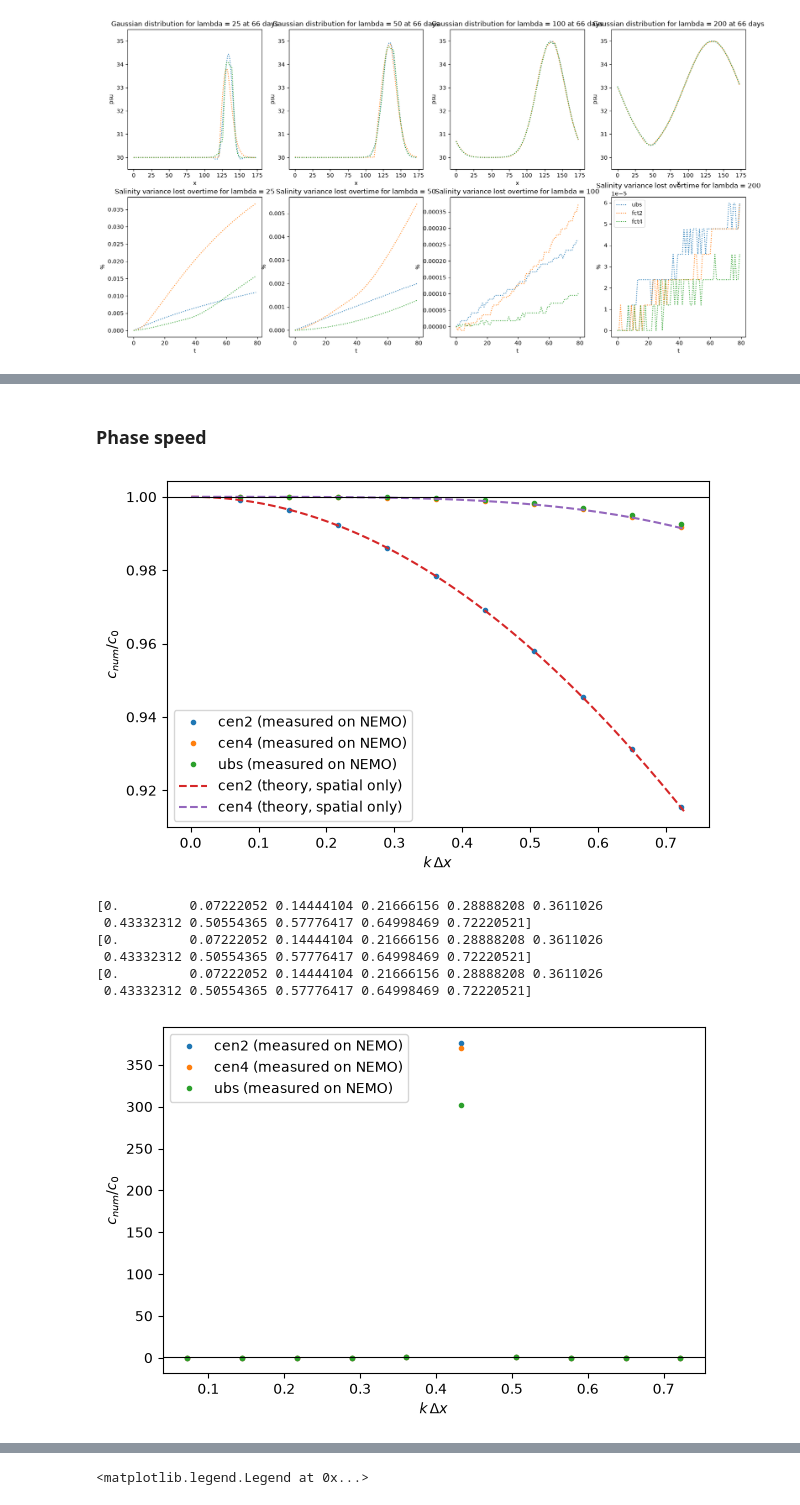
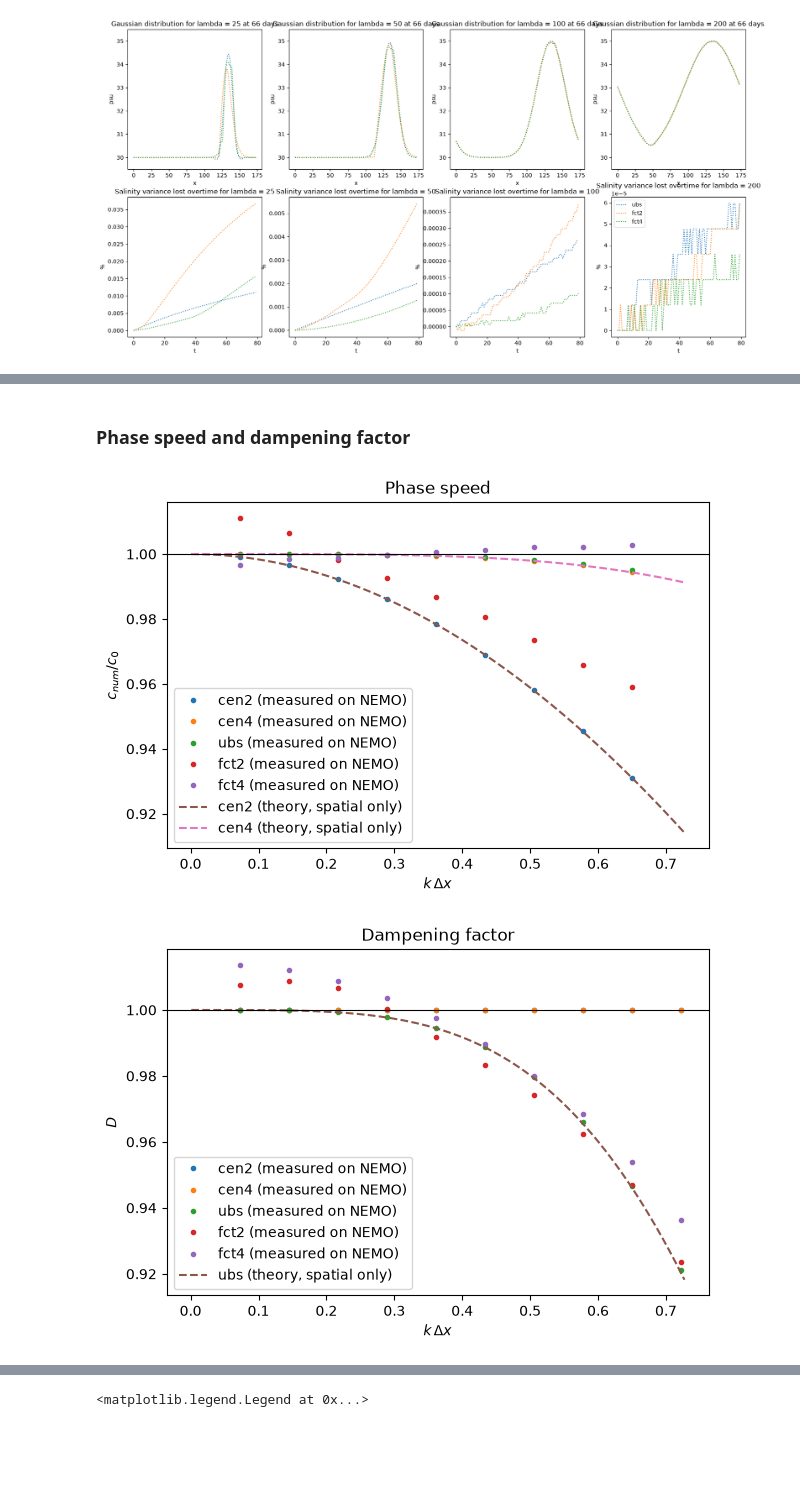
Before and after one commit to justinebuisson606/NEMO_Demonstrators, a Jupyter notebook: Demonstator 1-gauss.ipynb, the cells around one changed output, grey strips where cells are left out. Saved outputs shown, nothing was run; the diff lists cells and outputs as text; code cells hidden in the pictures; blank space fills up the shorter version.

```diff
--- a/Demonstator 1-gauss.ipynb
+++ b/Demonstator 1-gauss.ipynb
@@ -86,13 +92,13 @@ plt.legend()
 # %%
-w_list = [1, 3, 5]
-scheme_list = ['cen2', 'cen4', 'ubs']
+w_list = [5, 3, 1]
+scheme_list = [ 'ubs', 'fct2', 'fct4']
 # %%
 
 v= 0.5
 dx = 10000
 dt = 24*3600
 ref = []
-t = 10
+t = 19
 fig_salt2c, axes_salt2c = plt.subplots(2, len(w_list), figsize=(20,10))
 
 for i, l in enumerate(w_list):
@@ -110,9 +116,9 @@ for i, l in enumerate(w_list):
             x = np.arange(sin.shape[0])
             axes_salt2c[0][i].plot(x, sin, ':', label = scheme)
         sin0 = dataset['soce'].isel(time_counter=0, y_grid_T = 50, deptht=0)
-        ref = np.roll(sin0, shift=v*dt*(t+1)/dx)
+        ref = np.roll(sin0, shift=v*dt*(t)/dx)
         axes_salt2c[0][i].plot(x, ref, ':', label = 'ref')
-        axes_salt2c[0][i].set_title(f"Gaussian distribution for lambda = {l} at {t} days")
+        axes_salt2c[0][i].set_title(f"Sinusoidal distribution at {t} days")
         axes_salt2c[0][i].set_ylim(28.5, 31.5)
         axes_salt2c[0][i].set_xlabel('x')
         axes_salt2c[0][i].set_ylabel('psu')
@@ -123,5 +129,5 @@ for i, l in enumerate(w_list):
 # %% [markdown]
-### Phase speed
+### Phase speed and dampening factor
 # %%
 cen2 = xr.open_dataset(rep+'CANAL_gauss_cen2.100_all_grid.nc', decode_times=False)
 ubs = xr.open_dataset(rep+'CANAL_gauss_ubs.100_all_grid.nc', decode_times=False)
@@ -131,9 +137,11 @@ fct4 = xr.open_dataset(rep+'CANAL_gauss_fct4.100_all_grid.nc', decode_times=Fals
 cen2_sin = xr.open_dataset(rep+'CANAL_sin_cen23_all_grid.nc', decode_times=False)
 cen4_sin = xr.open_dataset(rep+'CANAL_sin_cen43_all_grid.nc', decode_times=False)
 ubs_sin = xr.open_dataset(rep+'CANAL_sin_ubs3_all_grid.nc', decode_times=False)
+fct2_sin = xr.open_dataset(rep+'CANAL_sin_fct23_all_grid.nc', decode_times=False)
+fct4_sin = xr.open_dataset(rep+'CANAL_sin_fct43_all_grid.nc', decode_times=False)
 # %%
 schemes = {'cen2': cen2, 'ubs': ubs, 'fct2' :fct2, 'fct4' : fct4}
-schemes_sin = { 'cen2': cen2_sin, 'cen4' : cen4_sin, 'ubs' : ubs_sin}
+schemes_sin = { 'cen2': cen2_sin, 'cen4' : cen4_sin, 'ubs' : ubs_sin, 'fct2': fct2_sin, 'fct4' : fct4_sin}
 soce = {n: ds['soce'].isel(y_grid_T=50, deptht=0).values
           for n, ds in schemes.items()}
 soce_sin = {n: ds['soce'].isel(y_grid_T=50, deptht=0).values
@@ -150,55 +158,59 @@ def phase_speed(f, dx, dt):
     F = np.fft.rfft(f - f.mean(axis=1, keepdims=True), axis=1)
     k = 2*np.pi*np.fft.rfftfreq(f.shape[1], dx)
     dphi = np.angle(F[1:] / F[:-1])          # = -ω dt with numpy convention
-    w = np.abs(F[1:] * F[:-1])               # amplitude weighting
+    w = np.abs(F[1:]*F[:-1])               # amplitude weighting
     c = np.full(k.shape, np.nan)
     D = np.full(k.shape, np.nan)
+    A = np.abs(F[1:]/F[:-1])
     for i in range(1, len(k)):
-        c[i] = -np.sum(w[:, i] * dphi[:, i]) / (np.sum(w[:, i]) * k[i] * dt)
-        D[i] = np.sum(w[:, i] * w[:, i]) / (np.sum(w[:, i]) * k[i] * dt)
+        c[i] = -np.sum(w[:,i]*dphi[:, i]) / (np.sum(w[:,i])*k[i] * dt)
+        D[i] = np.sum(w[:,i]*A[:,i]) / np.sum(w[:,i])
     return k, c, D
+
 
 theta = np.linspace(1e-3, theta_max, 400)                       # θ = k·dx
 theory = { #theoretical expression of c_p = ω/k for CEN2 and CEN4 for spatial discretisation only
     'cen2': np.sin(theta) / theta,
     'cen4': (4/3*np.sin(theta) - 1/6*np.sin(2*theta)) / theta,
 }
+theory_D = { #theoretical expression of c_p = ω/k for CEN2 and CEN4 for spatial discretisation only
+    'ubs': np.exp(-c0*2/3*(6+2*np.cos(2*theta)-8*np.cos(theta))),
+}
+
+
 
 fig, ax = plt.subplots(figsize=(7, 4.5))
 for name, f in soce_sin.items():
     k, c, D = phase_speed(f, dx, dt)
     k=k[ k < k_max]
     c = c[:len(k)]
-    ax.plot(k*dx, c / c0, '.', label=f'{name} (measured on NEMO)')
+    ax.plot(k[:-1]*dx, c[:-1] / c0, '.', label=f'{name} (measured on NEMO)')
 for name, c_th in theory.items():
     ax.plot(theta, c_th, '--', label=f'{name} (theory, spatial only)')
 ax.axhline(1, color='k', lw=0.8)
 ax.set_xlabel(r'$k\,\Delta x$')
 ax.set_ylabel(r'$c_{num}/c_0$')
+ax.set_title(r'Phase speed')
 ax.legend()
 plt.show()
 
 fig, ax = plt.subplots(figsize=(7, 4.5))
 for name, f in soce_sin.items():
     k, c, D = phase_speed(f, dx, dt)
     k=k[ k < k_max]
-    print(k*dx)
     D = D[:len(k)]
     ax.plot(k*dx, D, '.', label=f'{name} (measured on NEMO)')
+for name, c_th in theory_D.items():
+    ax.plot(theta, c_th, '--', label=f'{name} (theory, spatial only)')
 ax.axhline(1, color='k', lw=0.8)
 ax.set_xlabel(r'$k\,\Delta x$')
-ax.set_ylabel(r'$c_{num}/c_0$')
+ax.set_ylabel(r'$D$')
+ax.set_title(r'Dampening factor')
 ax.legend()
 plt.show()
 # %% [output]
-[figure, old version]
+[figure, new version]
-[0.         0.07222052 0.14444104 0.21666156 0.28888208 0.3611026
- 0.43332312 0.50554365 0.57776417 0.64998469 0.72220521]
-[0.         0.07222052 0.14444104 0.21666156 0.28888208 0.3611026
- 0.43332312 0.50554365 0.57776417 0.64998469 0.72220521]
-[0.         0.07222052 0.14444104 0.21666156 0.28888208 0.3611026
- 0.43332312 0.50554365 0.57776417 0.64998469 0.72220521]
-[figure, old version]
+[figure, new version]
 # %%
 schemes = { 'fct2' : fct2, 'fct4' : fct4,  'ubs': ubs}
 colors = {'cen2': 'red', 'cen4': 'orange',  'fct2' : 'green', 'fct4' : 'lightgreen', 'ubs': 'blue'}
```
Also changed, not shown: parts of 9 cells of this notebook, 6 other files.
